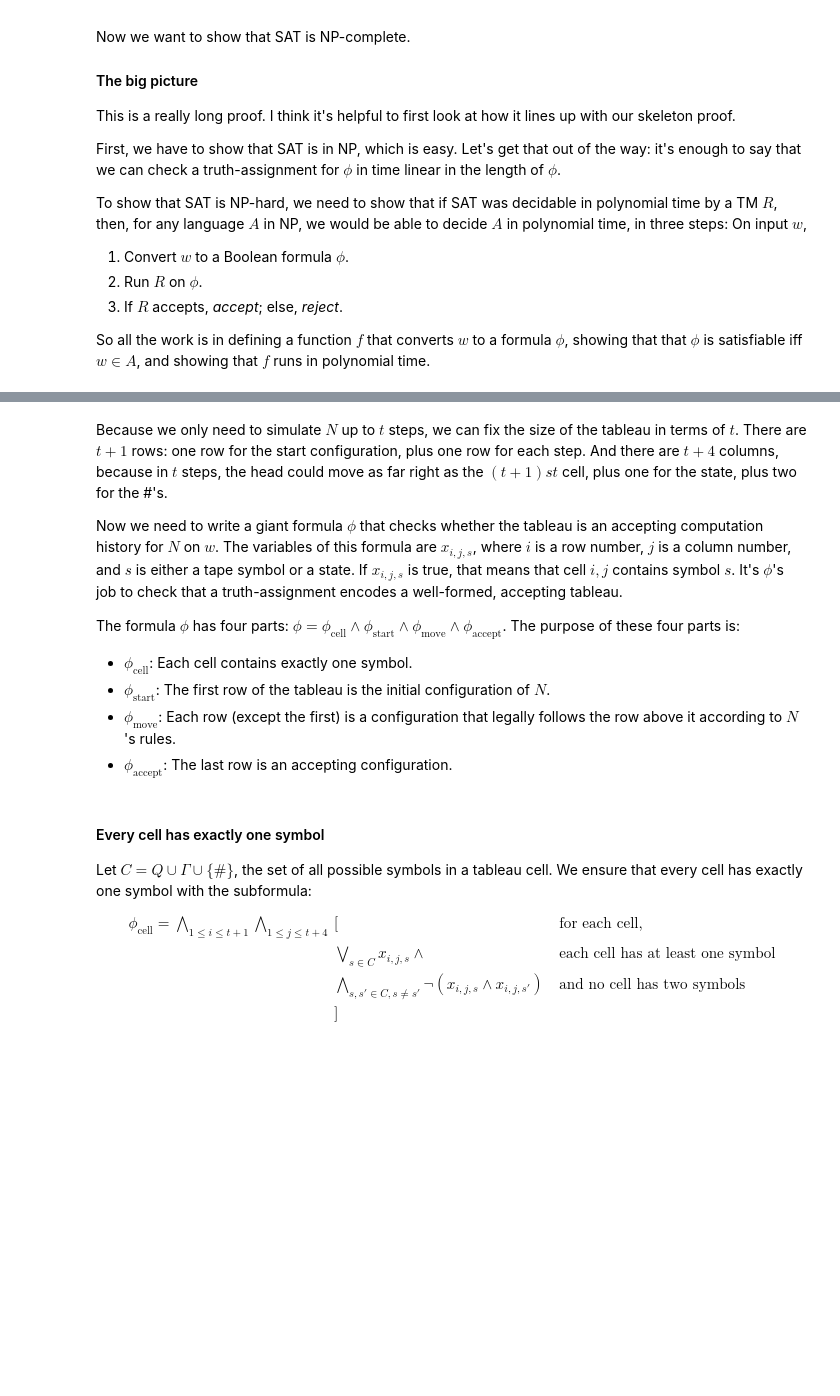
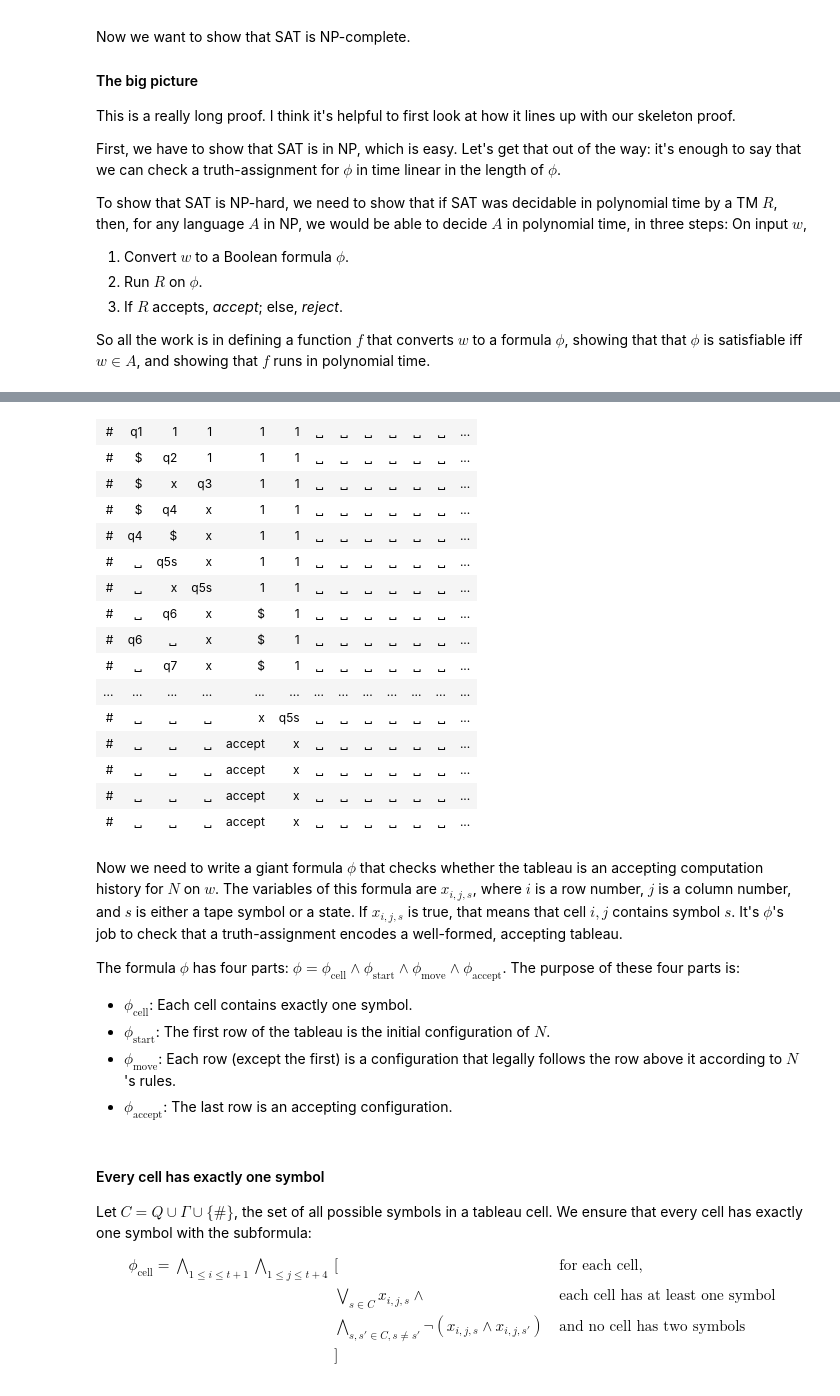
Before and after one commit to ND-CSE-30151/spring-2025, a Jupyter notebook: notes/30-cooklevin.ipynb, the cells around one changed output, grey strips where cells are left out. Saved outputs shown, nothing was run; the diff lists cells and outputs as text; code cells hidden in the pictures; blank space fills up the shorter version.

```diff
--- a/notes/30-cooklevin.ipynb
+++ b/notes/30-cooklevin.ipynb
@@ -45,0 +51,2 @@ Given $N$, $t$, and $w$, can can construct a *tableau*, which is a two-dimension
+# %%
+w = ["1"]*4
@@ -45,0 +55,3 @@ Given $N$, $t$, and $w$, can can construct a *tableau*, which is a two-dimension
+# %%
+path = run(m, w).shortest_path()
+path
@@ -46,6 +80,23 @@ Given $N$, $t$, and $w$, can can construct a *tableau*, which is a two-dimension
+# %%
+make_tableau(path, 20)
+# %% [output]
+| # | q1 | 1 | 1 | 1 | 1 | ␣ | ␣ | ␣ | ␣ | ␣ | ␣ | ... |
+| # | $ | q2 | 1 | 1 | 1 | ␣ | ␣ | ␣ | ␣ | ␣ | ␣ | ... |
+| # | $ | x | q3 | 1 | 1 | ␣ | ␣ | ␣ | ␣ | ␣ | ␣ | ... |
+| # | $ | q4 | x | 1 | 1 | ␣ | ␣ | ␣ | ␣ | ␣ | ␣ | ... |
+| # | q4 | $ | x | 1 | 1 | ␣ | ␣ | ␣ | ␣ | ␣ | ␣ | ... |
+| # | ␣ | q5s | x | 1 | 1 | ␣ | ␣ | ␣ | ␣ | ␣ | ␣ | ... |
+| # | ␣ | x | q5s | 1 | 1 | ␣ | ␣ | ␣ | ␣ | ␣ | ␣ | ... |
+| # | ␣ | q6 | x | $ | 1 | ␣ | ␣ | ␣ | ␣ | ␣ | ␣ | ... |
+| # | q6 | ␣ | x | $ | 1 | ␣ | ␣ | ␣ | ␣ | ␣ | ␣ | ... |
+| # | ␣ | q7 | x | $ | 1 | ␣ | ␣ | ␣ | ␣ | ␣ | ␣ | ... |
+| ... | ... | ... | ... | ... | ... | ... | ... | ... | ... | ... | ... | ... |
+| # | ␣ | ␣ | ␣ | x | q5s | ␣ | ␣ | ␣ | ␣ | ␣ | ␣ | ... |
+| # | ␣ | ␣ | ␣ | accept | x | ␣ | ␣ | ␣ | ␣ | ␣ | ␣ | ... |
+| # | ␣ | ␣ | ␣ | accept | x | ␣ | ␣ | ␣ | ␣ | ␣ | ␣ | ... |
+| # | ␣ | ␣ | ␣ | accept | x | ␣ | ␣ | ␣ | ␣ | ␣ | ␣ | ... |
+| # | ␣ | ␣ | ␣ | accept | x | ␣ | ␣ | ␣ | ␣ | ␣ | ␣ | ... |
 # %% [markdown]
-Because we only need to simulate $N$ up to $t$ steps, we can fix the size of the tableau in terms of $t$. There are $t+1$ rows: one row for the start configuration, plus one row for each step. And there are $t+4$ columns, because in $t$ steps, the head could move as far right as the $(t+1)st$ cell, plus one for the state, plus two for the #'s.
-
 Now we need to write a giant formula $\phi$ that checks whether the tableau is an accepting computation history for $N$ on $w$. The variables of this formula are $x_{i,j,s}$, where $i$ is a row number, $j$ is a column number, and $s$ is either a tape symbol or a state. If $x_{i,j,s}$ is true, that means that cell $i,j$ contains symbol $s$. It's $\phi$'s job to check that a truth-assignment encodes a well-formed, accepting tableau.
 
 The formula $\phi$ has four parts: $\phi = \phi_{\mathrm{cell}} \land \phi_{\mathrm{start}} \land \phi_{\mathrm{move}} \land \phi_{\mathrm{accept}}$. The purpose of these four parts is:
```
Also changed, not shown: parts of 23 cells of this notebook.
